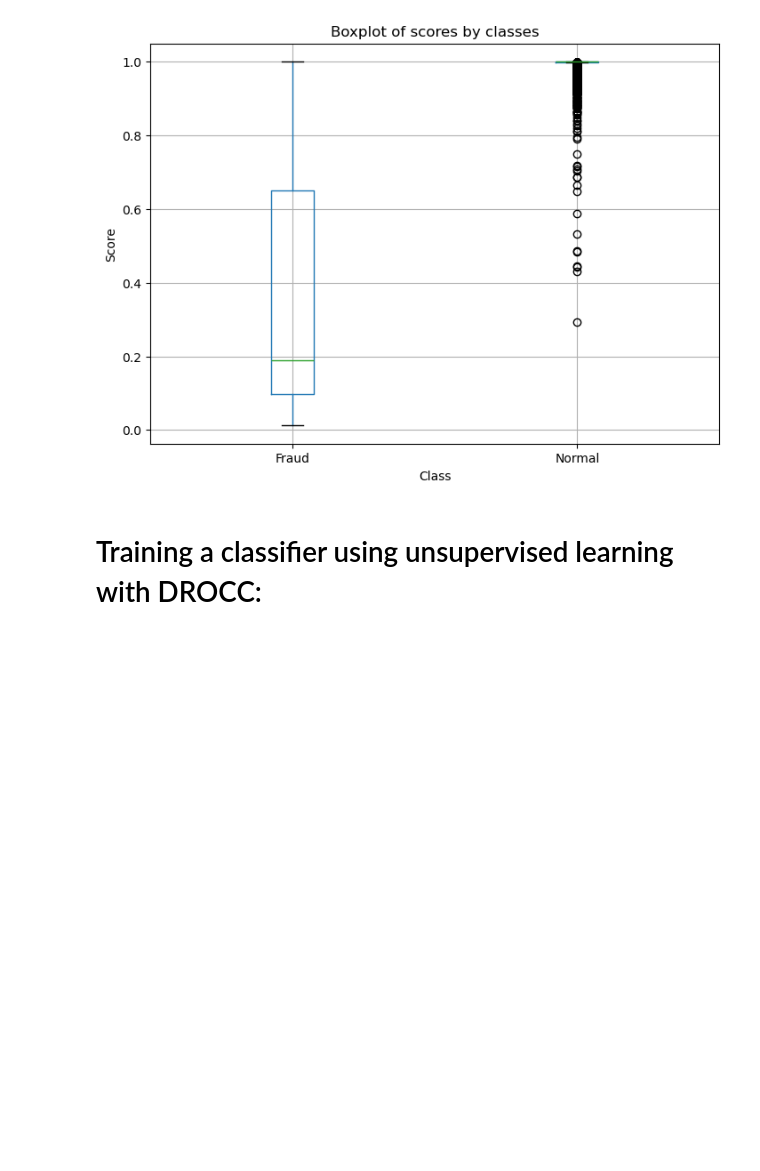
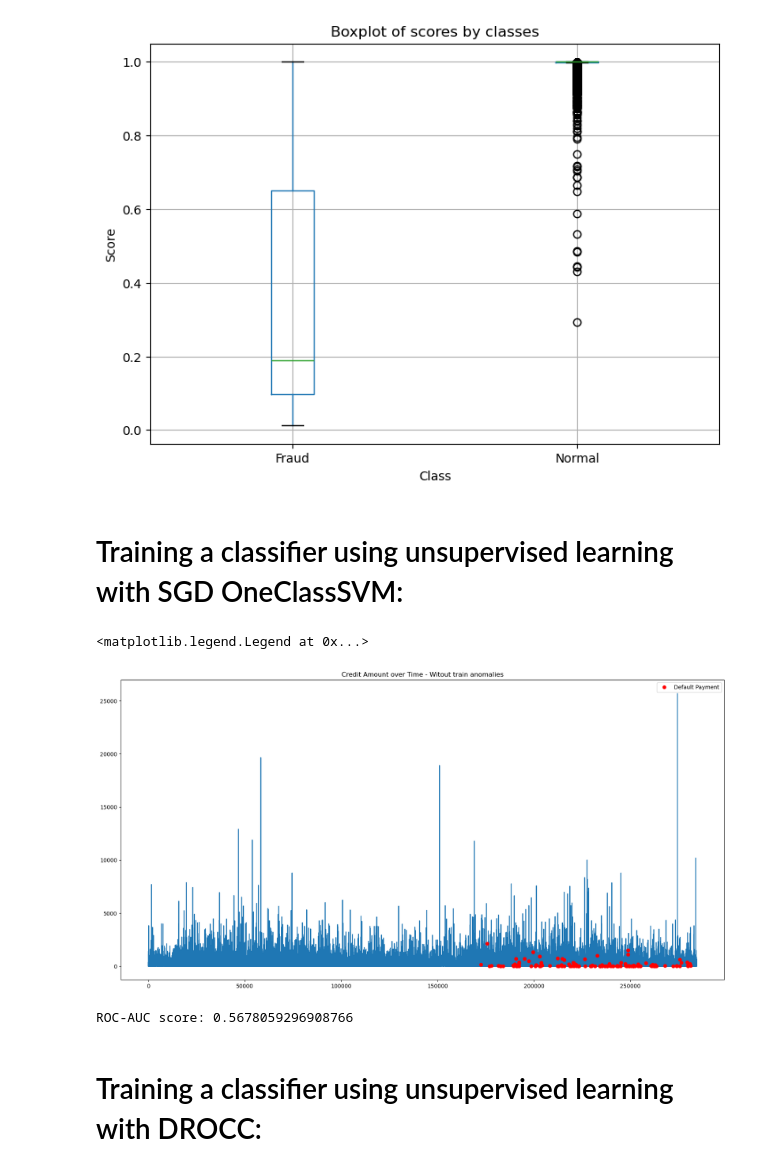
Before and after one commit to vilhess/CreditCardFraud, a Jupyter notebook: experiments.ipynb, the cells around one changed output. Cells and saved outputs as stored; diff of their text form; code cells hidden in the pictures; blank space fills up the shorter version.

```diff
--- a/experiments.ipynb
+++ b/experiments.ipynb
@@ -15,7 +17,8 @@ from drocc_trainer import DROCCTrainer, adjust_learning_rate
 # %% [markdown]
 # Visualisations:
 # %%
-df = pd.read_csv('~/Bureau/Datasets/TimeSeries/creditcard.csv')
+# df = pd.read_csv('~/Bureau/Datasets/TimeSeries/creditcard.csv')
+df = pd.read_csv('creditcard.csv')
 df.head()
 # %% [output]
 |  | Time | V1 | V2 | V3 | V4 | V5 | V6 | V7 | V8 | V9 | ... | ... |
@@ -158,3 +161,31 @@ plt.xticks(ticks=[1, 2], labels=['Fraud', 'Normal'])
 plt.show()
 # %% [output]
 [figure]
+# %% [markdown]
+# Training a classifier using unsupervised learning with SGD OneClassSVM:
+# %%
+train_size = int(0.6*len(df))
+
+train = df.iloc[:train_size]
+test = df.iloc[train_size:]
+
+train = train[train['Class']==0]
+
+df = pd.concat([train, test])
+df = df.reset_index(drop=True)
+# %%
+plt.figure(figsize=(20, 10))
+
+value = df['Amount']
+anomalies = df['Class']
+
+indices = range(len(value))
+anomalies_indices = [i for i in df[df['Class']==1].index]
+
+plt.plot(indices, value)
+plt.plot( anomalies_indices, value[anomalies_indices], "ro", label="Default Payment")
+plt.title("Credit Amount over Time - Witout train anomalies")
+plt.legend()
+# %% [output]
+<matplotlib.legend.Legend at 0x...>
+[figure, added]
@@ -161,3 +203,14 @@ plt.show()
+# %%
+clf = SGDOneClassSVM().fit(X_train)
+prediction = clf.predict(X_test)
+
+prediction = clf.predict(X_test)
+prediction = np.where(prediction == -1, 1, 0)
+
+score = roc_auc_score(y_test, prediction)
+print(f"ROC-AUC score: {score}")
+# %% [output]
+ROC-AUC score: 0.5678059296908766
 # %% [markdown]
 # Training a classifier using unsupervised learning with DROCC:
 # %%
```
Also changed, not shown: parts of 3 cells of this notebook, 1 other file.
